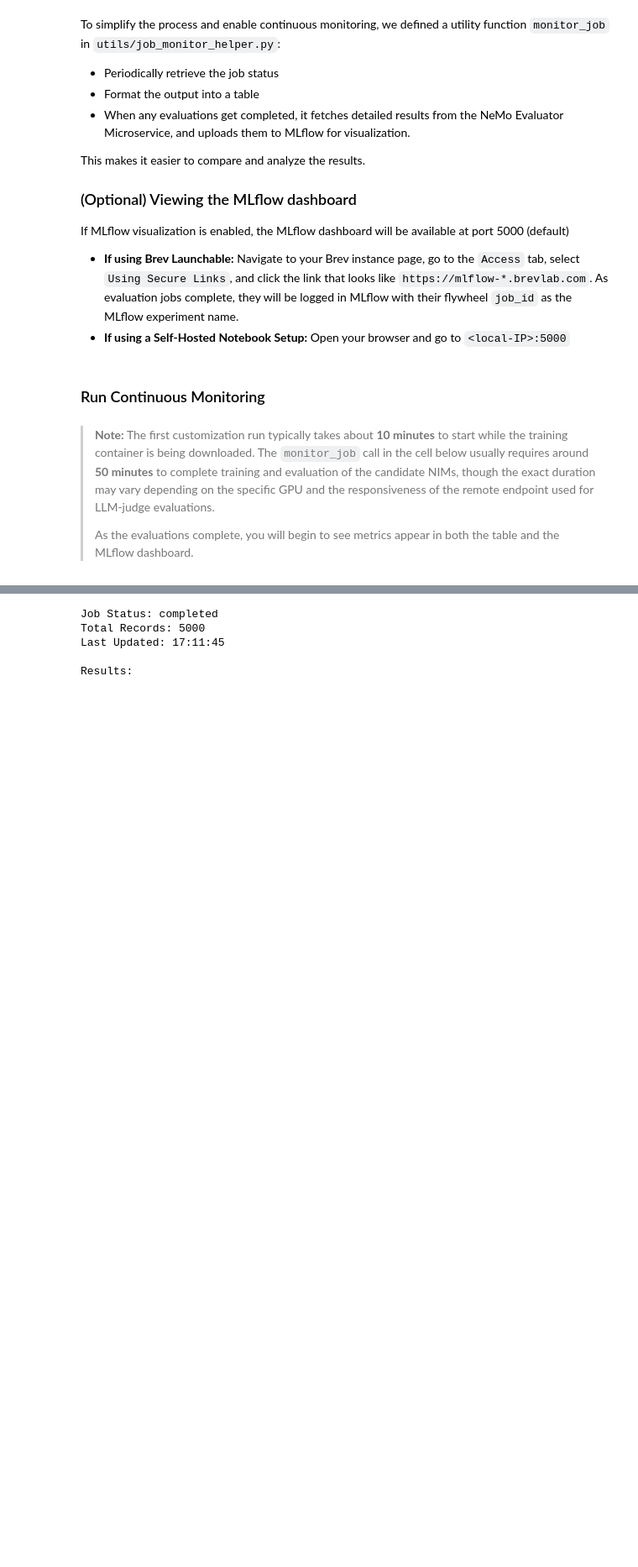
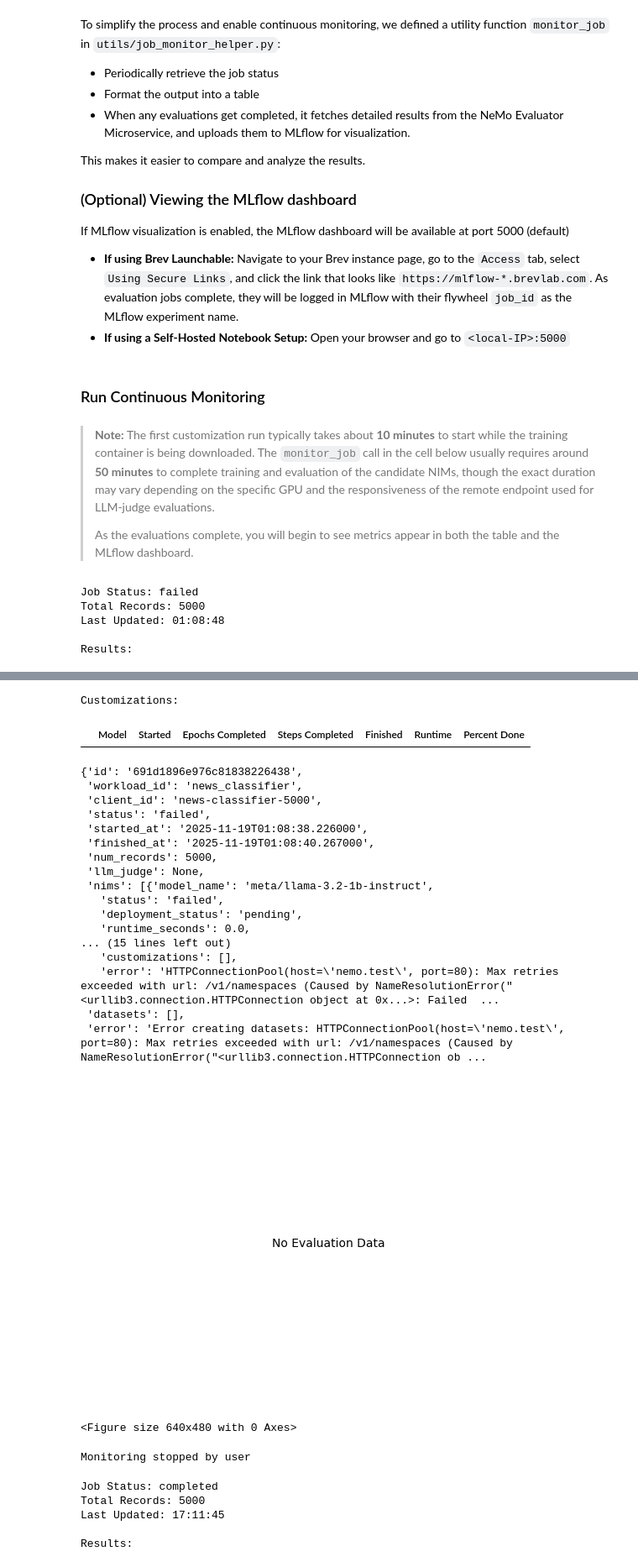
Before and after one commit to bp-cicd-org/ai-model-distillation-for-financial-data, a Jupyter notebook: notebooks/ai-model-distillation-financial-data.ipynb, the cells around one changed output, grey strips where cells are left out. Shown at 84% size. Saved outputs shown, nothing was run; the diff lists cells and outputs as text; code cells hidden in the pictures; blank space fills up the shorter version.

Commit message:
updated deployment scripts

```diff
--- a/notebooks/ai-model-distillation-financial-data.ipynb
+++ b/notebooks/ai-model-distillation-financial-data.ipynb
@@ -994,3 +1007,15 @@ If MLflow visualization is enabled, the MLflow dashboard will be available at po
 > **Note:** The first customization run typically takes about **10 minutes** to start while the training container is being downloaded. The `monitor_job` call in the cell below usually requires around **50 minutes** to complete training and evaluation of the candidate NIMs, though the exact duration may vary depending on the specific GPU and the responsiveness of the remote endpoint used for LLM-judge evaluations.
 >
 > As the evaluations complete, you will begin to see metrics appear in both the table and the MLflow dashboard.
+# %%
+monitor_job(
+    api_base_url=API_BASE_URL,
+    job_id = job_id,
+    poll_interval=10
+)
+# %% [output]
+Job Status: failed
+Total Records: 5000
+Last Updated: 01:08:48
+
+Results:
@@ -997,3 +1023,25 @@ If MLflow visualization is enabled, the MLflow dashboard will be available at po
+Customizations:
+|  | Model | Started | Epochs Completed | Steps Completed | Finished | Runtime | Percent Done |
+{'id': '691d1896e976c81838226438',
+ 'workload_id': 'news_classifier',
+ 'client_id': 'news-classifier-5000',
+ 'status': 'failed',
+ 'started_at': '2025-11-19T01:08:38.226000',
+ 'finished_at': '2025-11-19T01:08:40.267000',
+ 'num_records': 5000,
+ 'llm_judge': None,
+ 'nims': [{'model_name': 'meta/llama-3.2-1b-instruct',
+   'status': 'failed',
+   'deployment_status': 'pending',
+   'runtime_seconds': 0.0,
+... (15 lines left out)
+   'customizations': [],
+   'error': 'HTTPConnectionPool(host=\'nemo.test\', port=80): Max retries exceeded with url: /v1/namespaces (Caused by NameResolutionError("<urllib3.connection.HTTPConnection object at 0x...>: Failed  ...
+ 'datasets': [],
+ 'error': 'Error creating datasets: HTTPConnectionPool(host=\'nemo.test\', port=80): Max retries exceeded with url: /v1/namespaces (Caused by NameResolutionError("<urllib3.connection.HTTPConnection ob ...
+[figure, added]
+<Figure size 640x480 with 0 Axes>
+Monitoring stopped by user
 # %%
 monitor_job(
     api_base_url=API_BASE_URL,
```
Also changed, not shown: parts of 8 cells of this notebook, 2 other files.
